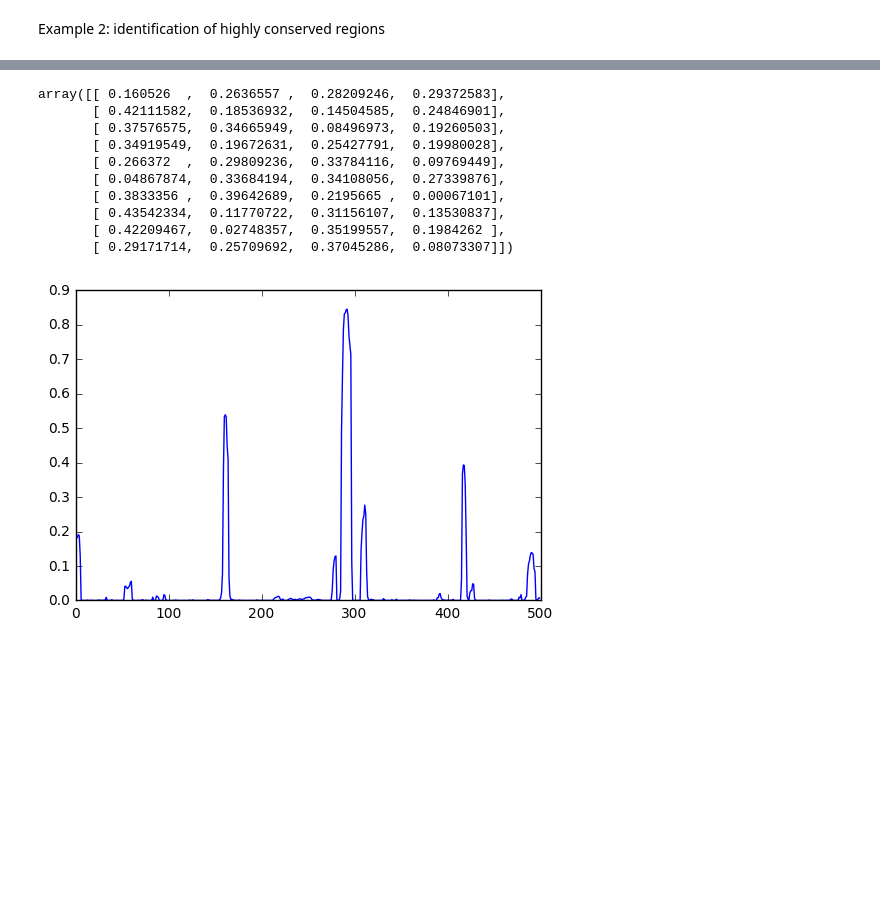
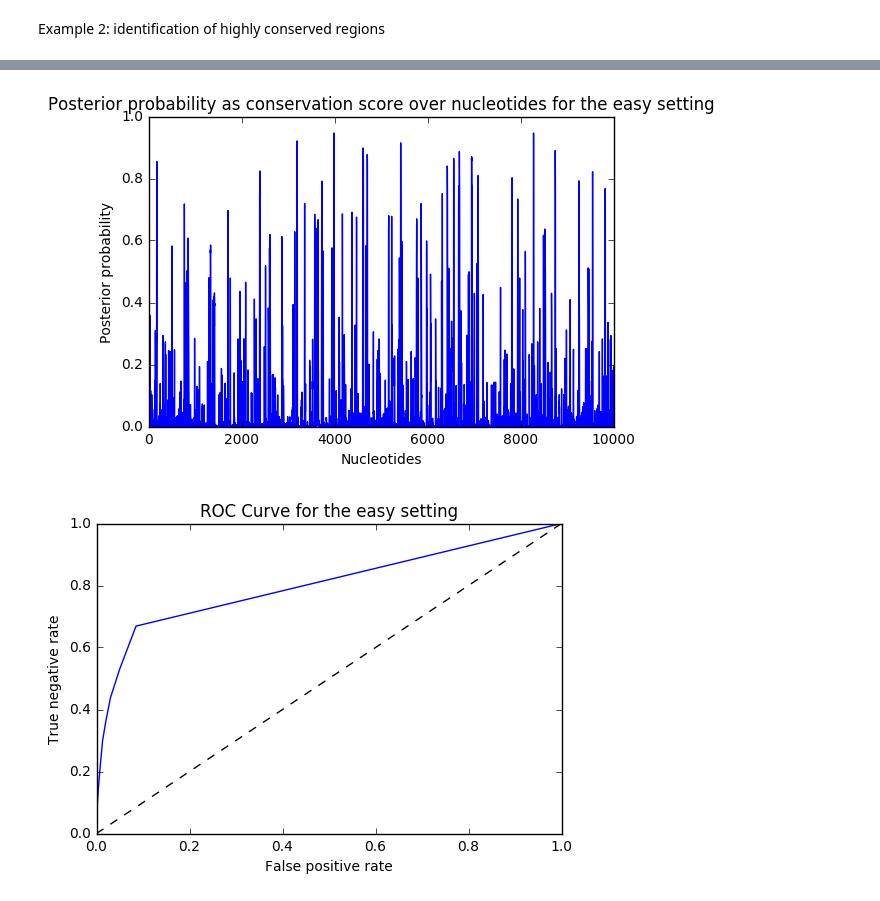
Before and after one commit to zaccharieramzi/phylo-hmm, a Jupyter notebook: experiments_kimia.ipynb, the cells around one changed output, grey strips where cells are left out. Drawn from its saved outputs; the diff is of its cells as text; code cells hidden in the pictures; blank space fills up the shorter version.

```diff
--- a/experiments_kimia.ipynb
+++ b/experiments_kimia.ipynb
@@ -92,7 +16,7 @@ Example 2: identification of highly conserved regions
 animalNames = ["dog", "cat", "pig", "cow", "rat", "mouse", "baboon", "human", "chimp"]
 n_species = len(animalNames)
 n_states = len(animalNames) + 1
-n_nucleotids = 500
+n_nucleotids = 1000000
 
 alphabet = ['A', 'C', 'T', 'G']
 alphabetSize = len(alphabet)
@@ -110,10 +34,5 @@ for i in range(n_states):
 b = np.ones(n_states) / n_states
 # %%
 # Loading the phylogenetic model from JSON
-tree_path = 'tree_ex2.json'
-tree = load_tree(tree_path)
-trees = []
-scaling_factor = [0.6, 1.1, 1.8, 2.2, 2.5, 3.0, 3.2, 3.5, 3.9, 4.3] # to be defined!
-
-for j in range(n_states):
-    trees.append(scale_branches_length(tree, scale=scaling_factor[j]))
+tree_path = "tree_ex2.json"
+scaling_factors = [0.6, 1.1, 1.8, 2.2, 2.5, 3.0, 3.2, 3.5, 3.9, 4.3] # to be defined!
@@ -174,23 +39,22 @@ for state in range(n_states):
-# %%
-# Posterior probas computation
-post_probas = sum_product(A, b, likelihoods)
-np.argmax(post_probas, axis=0)
-pi
-# %% [output]
-array([[ 0.160526  ,  0.2636557 ,  0.28209246,  0.29372583],
-       [ 0.42111582,  0.18536932,  0.14504585,  0.24846901],
-       [ 0.37576575,  0.34665949,  0.08496973,  0.19260503],
-       [ 0.34919549,  0.19672631,  0.25427791,  0.19980028],
-       [ 0.266372  ,  0.29809236,  0.33784116,  0.09769449],
-       [ 0.04867874,  0.33684194,  0.34108056,  0.27339876],
-       [ 0.3833356 ,  0.39642689,  0.2195665 ,  0.00067101],
-       [ 0.43542334,  0.11770722,  0.31156107,  0.13530837],
-       [ 0.42209467,  0.02748357,  0.35199557,  0.1984262 ],
-       [ 0.29171714,  0.25709692,  0.37045286,  0.08073307]])
-# %%
-interest = post_probas[0, :]
-interest
-plt.plot(post_probas[0,:])
-plt.show()
-# %% [output]
-[figure, removed]
+# %%
+pi_easy = np.load("pi_easy_regions.npy")
+pi_difficult = np.load("pi_difficult_regions.npy")
+
+# translation/transversion rate
+kappa = 2.0*np.ones(n_states)
+# %%
+routine_dict_easy = single_decoding_routine(tree_path, n_nucleotids, alphabet, A,
+                            b, n_species, pi_easy, kappa, scaling_factors,
+                            alg="sp")
+probabilities_easy = routine_dict_easy["probabilities"]
+# %%
+interest_easy = probabilities_easy[0, :]
+plt.plot(interest_easy)
+plt.xlabel("Nucleotides")
+plt.ylabel("Posterior probability")
+plt.title("Posterior probability as conservation score over nucleotides for the easy setting")
+axes = plt.gca()
+axes.set_ylim([0,1])
+plt.show()
+# %% [output]
+[figure, added]
@@ -196,0 +64,9 @@ plt.show()
+# %%
+plt.plot(fp_rates_easy, tp_rates_easy)
+plt.plot([0, 1], "k--")
+plt.xlabel("False positive rate")
+plt.ylabel("True negative rate")
+plt.title("ROC Curve for the easy setting")
+plt.show()
+# %% [output]
+[figure, added]
```
Also changed, not shown: parts of 15 cells of this notebook, 6 other files.
